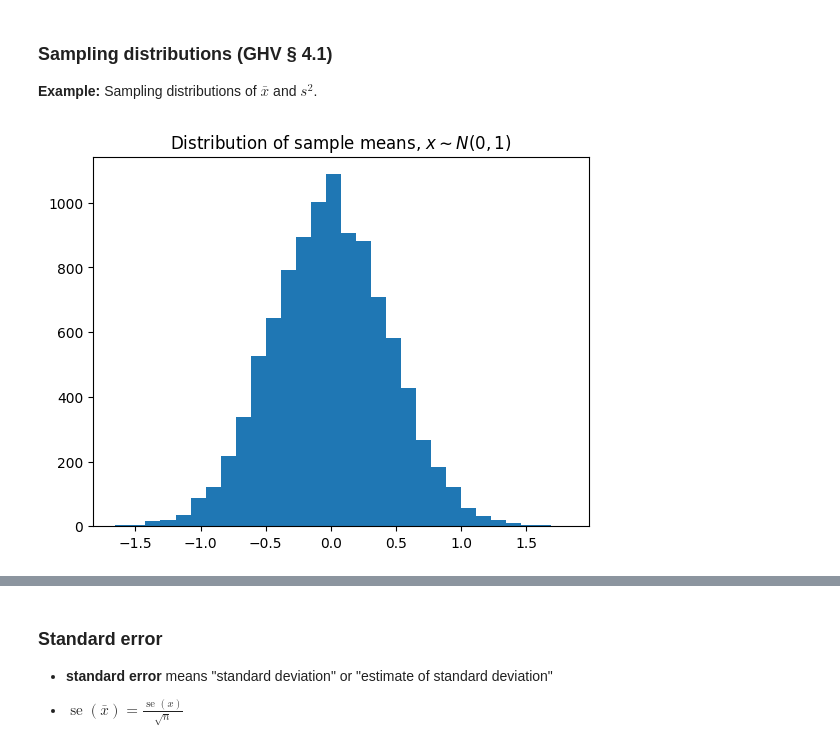
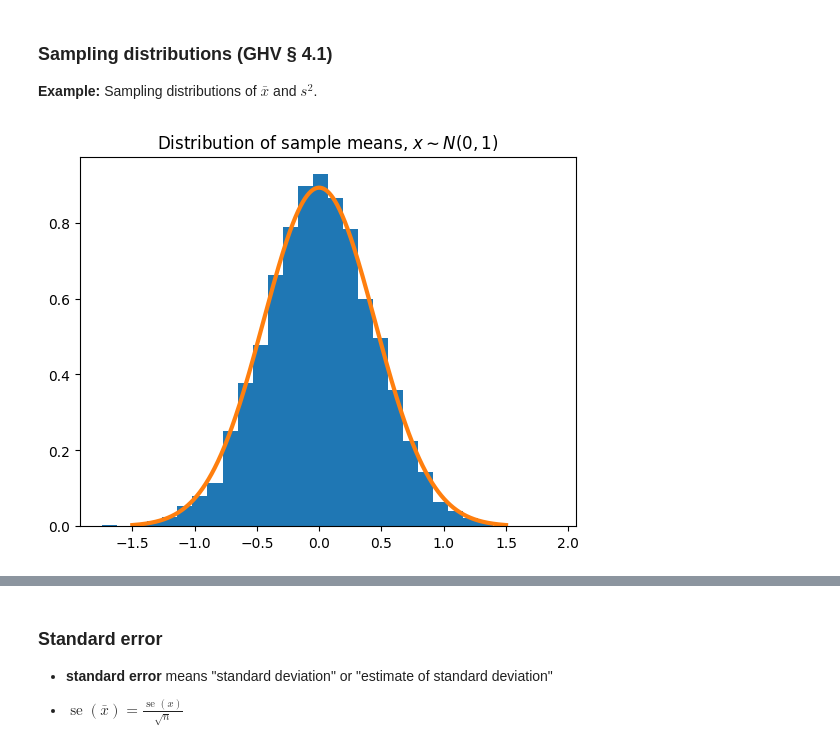
Before and after one commit to mgreenbe/DATA335W2025, a Jupyter notebook: code/1fundamentals.ipynb, the cells around one changed output, grey strips where cells are left out. Saved outputs shown, nothing was run; the diff lists cells and outputs as text; code cells hidden in the pictures.

```diff
--- a/code/1fundamentals.ipynb
+++ b/code/1fundamentals.ipynb
@@ -13,11 +13,13 @@ from matplotlib import pyplot as plt
 # %%
 d = stats.norm()  # N(0, 1)
 m = 10_000
 n = 5
 x = d.rvs(size=(m, n))
 xbar = x.mean(axis=1)
-plt.hist(xbar, bins=30)
+plt.hist(xbar, bins=30, density=True)
 plt.title("Distribution of sample means, $x\\sim N(0, 1)$")
+xs = np.linspace(-1.5, 1.5, 1000)
+plt.plot(xs, stats.norm(0, 1 / np.sqrt(n)).pdf(xs), lw=3)
 plt.show()
 # %% [output]
-[figure, old version]
+[figure, new version]
```
Also changed, not shown: parts of 5 cells of this notebook.
